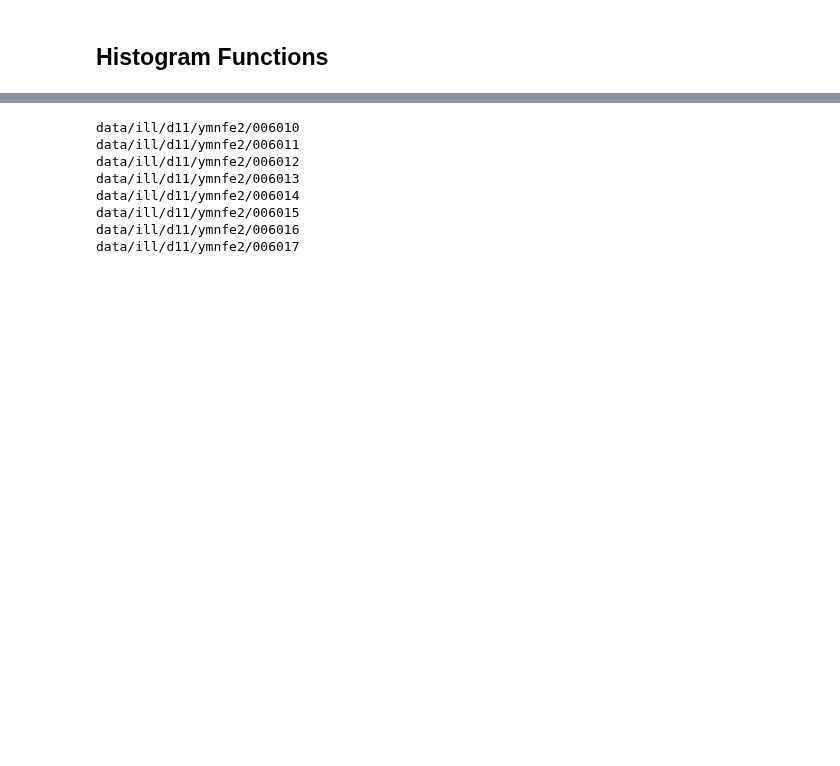
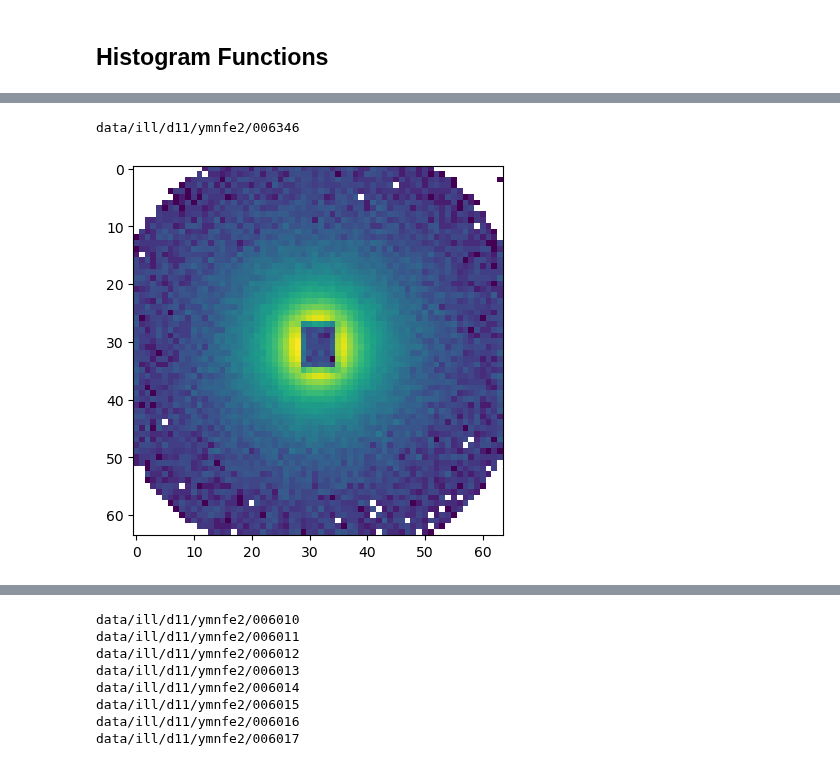
Before and after one commit to localoptimum/emtk, a Jupyter notebook: YMnFe2.ipynb, the cells around one changed output, grey strips where cells are left out. Drawn from its saved outputs; the diff is of its cells as text; code cells hidden in the pictures; blank space fills up the shorter version.

```diff
--- a/YMnFe2.ipynb
+++ b/YMnFe2.ipynb
@@ -405,0 +519,5 @@ def find_centre(data):
+# %%
+nuclear, non1, non2 = read_run(6346, plot=True)
+# %% [output]
+data/ill/d11/ymnfe2/006346
+[figure, added]
```
Also changed, not shown: parts of 19 cells of this notebook.
